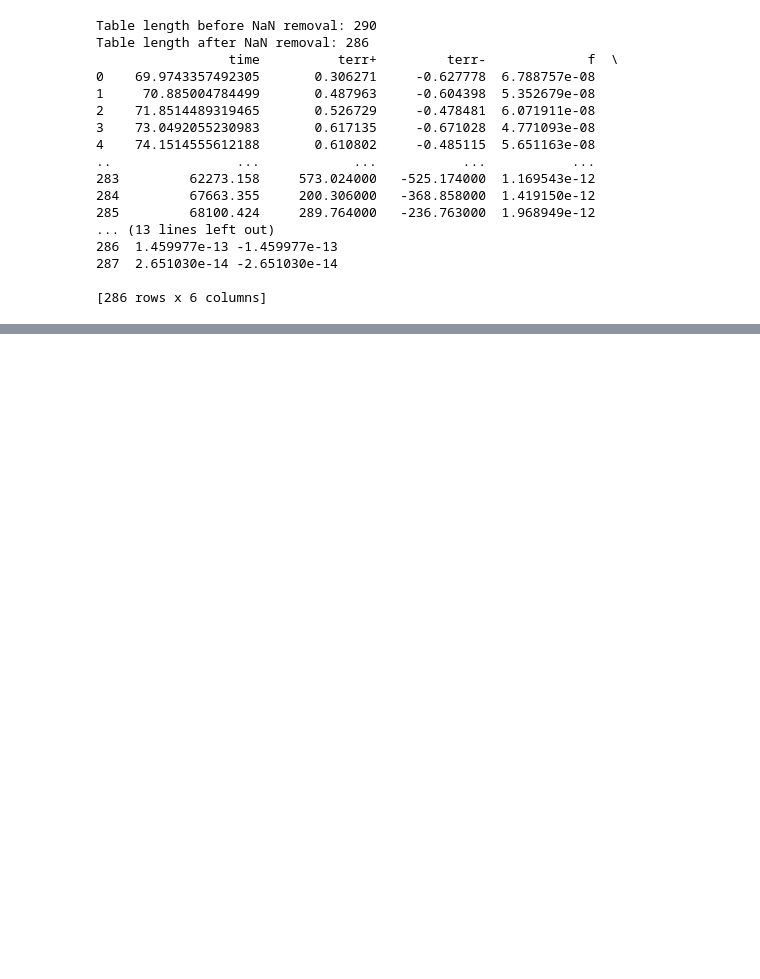
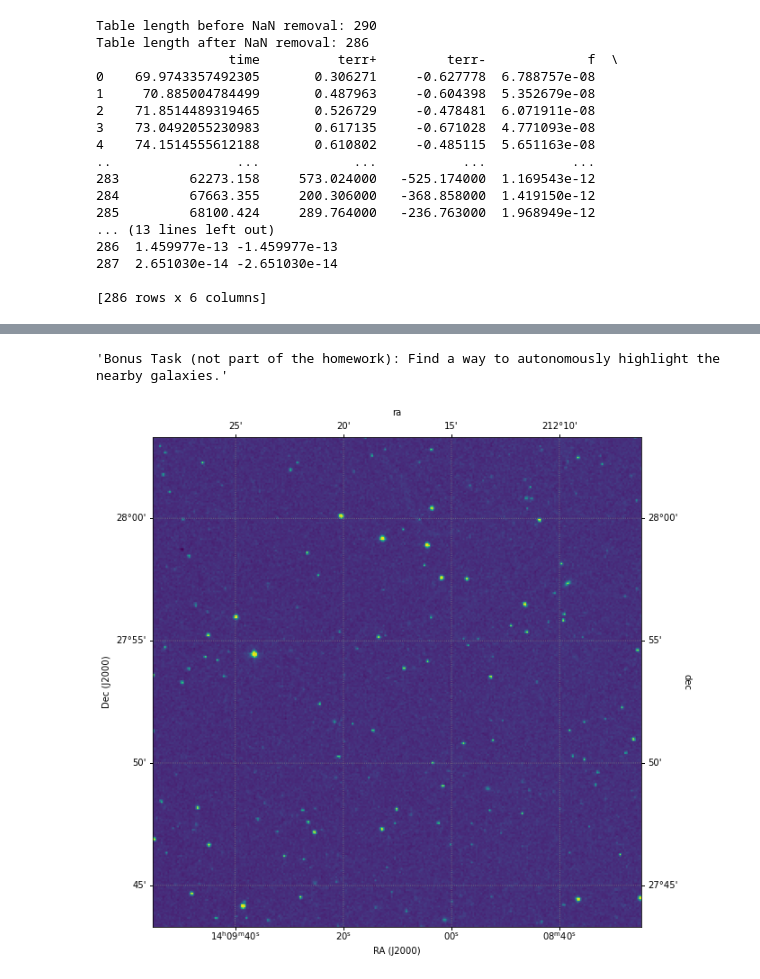
Before and after one commit to smandhai/Astro-Data-Handling-Tutorials, a Jupyter notebook: Introduction to Astro-Data.ipynb, the cells around one changed output, grey strips where cells are left out. Saved outputs shown, nothing was run; the diff lists cells and outputs as text; code cells hidden in the pictures; blank space fills up the shorter version.

```diff
--- a/Introduction to Astro-Data.ipynb
+++ b/Introduction to Astro-Data.ipynb
@@ -117,0 +146,39 @@ Table length after NaN removal: 286
+# %%
+"If astroquery is not installed, uncomment the following"
+"""
+try:
+    !conda install astroquery
+except:
+    !pip install astroquery
+finally:
+    pass
+"""
+from astroquery.skyview import SkyView #Import SkyView Library
+import astropy.units as u #Import astropy units
+from astropy.wcs import WCS #Import World Coordinate System
+
+"Download fits file of the skymap around the GRB"
+"""This method downloads the skymap for a given position (either by designator or astropy coordinates).
+The size of the skymap downloaded is dictated by the specified radius."""
+field_info = SkyView.get_images(position=GRB,survey=['DSS'],radius=20*u.arcmin,coordinates='J2000')
+img_data= field_info[0][0].data #Extract the image information from the fits file
+wcs = WCS(field_info[0][0].header) #Extract the WCS information from the fits file
+fig = plt.figure(1,figsize=(10,10)) #Create a figure space for our plots
+ax = fig.add_subplot(111,projection=wcs) #Create a plot
+ax.imshow(img_data) #Visualise the image data - Note: Play around with the arguments to alter the visualisation - check docs.
+ax.set_xlabel('RA (J2000)')
+ax.set_ylabel('Dec (J2000)')
+overlay = ax.get_coords_overlay('fk5') #Overlay coordinates
+overlay.grid(color='grey',ls='dotted')
+"""
+Homework Tasks:
+1. Play with the colour maps, look up the documentation for plt.imshow to figure out how.
+2. Highlight the location of the GRB by plotting a scatter point at the location (RA:14h 09m 10.08s, Dec +27° 53′ 18.8′′)
+3. Create an inset plot in the top right corner of the spectrum which points to the location of the GRB.
+4. Save the figure and email it to me before 5pm on Friday 3rd March. The best visualisation will recieve a prize.
+"""
+
+"Bonus Task (not part of the homework): Find a way to autonomously highlight the nearby galaxies."
+# %% [output]
+'Bonus Task (not part of the homework): Find a way to autonomously highlight the nearby galaxies.'
+[figure, added]
```
Also changed, not shown: parts of 4 cells of this notebook, 1 other file.
